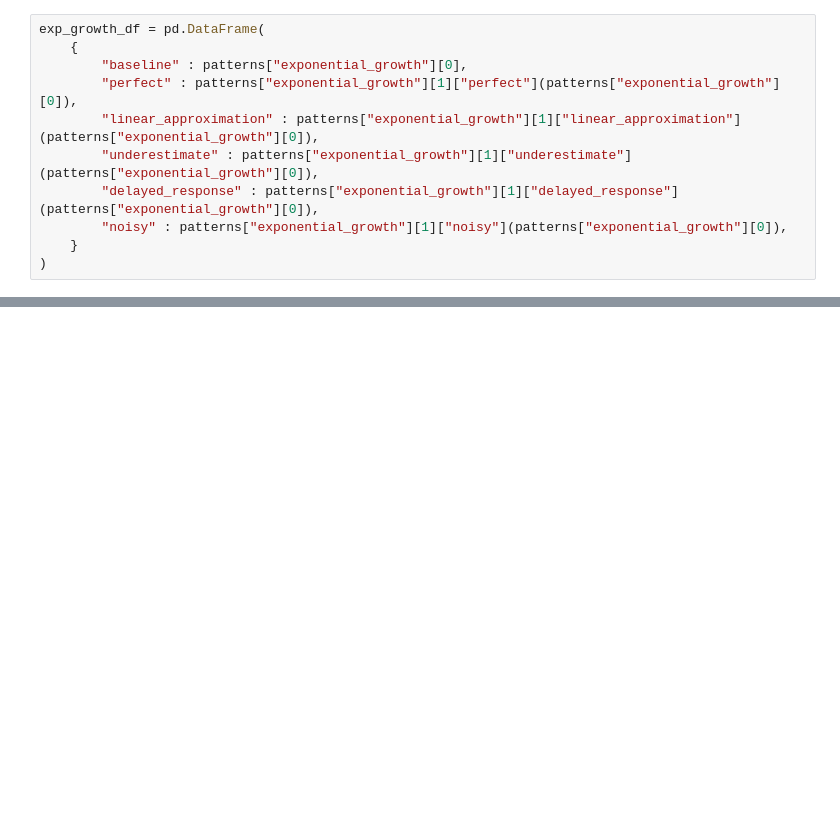
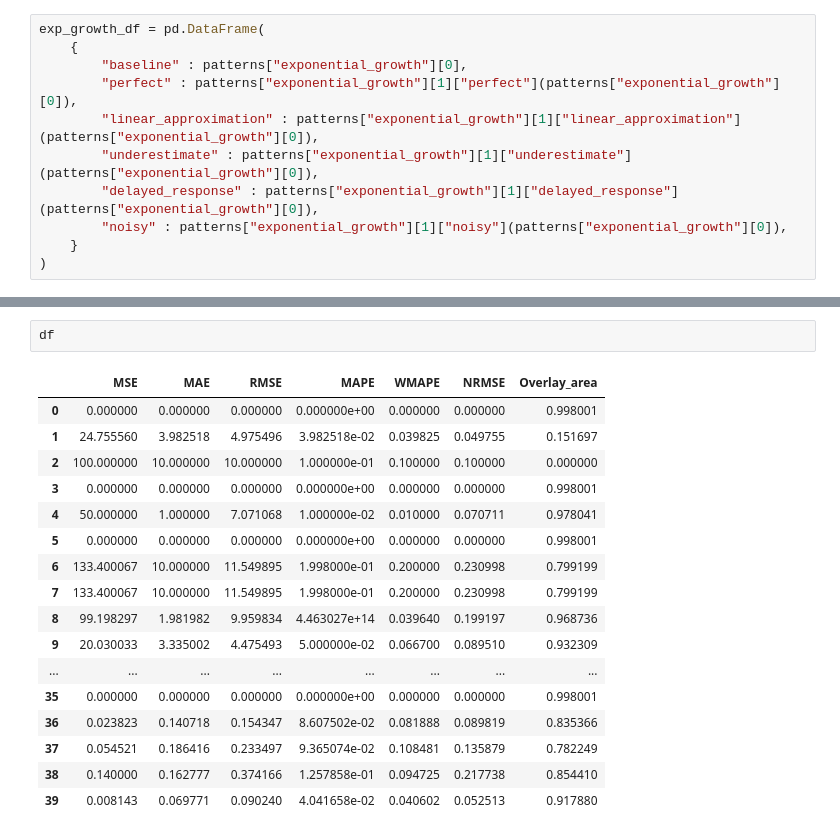
Before and after one commit to Smile-SA/overlay_dx, a Jupyter notebook: paper_experiments/discovery.ipynb, the cells around one changed output, grey strips where cells are left out. Drawn from its saved outputs; the diff is of its cells as text; blank space fills up the shorter version.

```diff
--- a/paper_experiments/discovery.ipynb
+++ b/paper_experiments/discovery.ipynb
@@ -239,0 +310,20 @@ metric_exp = Evaluate(target_values=exp_growth_df["baseline"],prediction=None).o
+# %%
+df
+# %% [output]
+|  | MSE | MAE | RMSE | MAPE | WMAPE | NRMSE | Overlay_area |
+| 0 | 0.000000 | 0.000000 | 0.000000 | 0.000000e+00 | 0.000000 | 0.000000 | 0.998001 |
+| 1 | 24.755560 | 3.982518 | 4.975496 | 3.982518e-02 | 0.039825 | 0.049755 | 0.151697 |
+| 2 | 100.000000 | 10.000000 | 10.000000 | 1.000000e-01 | 0.100000 | 0.100000 | 0.000000 |
+| 3 | 0.000000 | 0.000000 | 0.000000 | 0.000000e+00 | 0.000000 | 0.000000 | 0.998001 |
+| 4 | 50.000000 | 1.000000 | 7.071068 | 1.000000e-02 | 0.010000 | 0.070711 | 0.978041 |
+| 5 | 0.000000 | 0.000000 | 0.000000 | 0.000000e+00 | 0.000000 | 0.000000 | 0.998001 |
+| 6 | 133.400067 | 10.000000 | 11.549895 | 1.998000e-01 | 0.200000 | 0.230998 | 0.799199 |
+| 7 | 133.400067 | 10.000000 | 11.549895 | 1.998000e-01 | 0.200000 | 0.230998 | 0.799199 |
+| 8 | 99.198297 | 1.981982 | 9.959834 | 4.463027e+14 | 0.039640 | 0.199197 | 0.968736 |
+| 9 | 20.030033 | 3.335002 | 4.475493 | 5.000000e-02 | 0.066700 | 0.089510 | 0.932309 |
+| ... | ... | ... | ... | ... | ... | ... | ... |
+| 35 | 0.000000 | 0.000000 | 0.000000 | 0.000000e+00 | 0.000000 | 0.000000 | 0.998001 |
+| 36 | 0.023823 | 0.140718 | 0.154347 | 8.607502e-02 | 0.081888 | 0.089819 | 0.835366 |
+| 37 | 0.054521 | 0.186416 | 0.233497 | 9.365074e-02 | 0.108481 | 0.135879 | 0.782249 |
+| 38 | 0.140000 | 0.162777 | 0.374166 | 1.257858e-01 | 0.094725 | 0.217738 | 0.854410 |
+| 39 | 0.008143 | 0.069771 | 0.090240 | 4.041658e-02 | 0.040602 | 0.052513 | 0.917880 |
```
Also changed, not shown: parts of 19 cells of this notebook, 7 other files.
